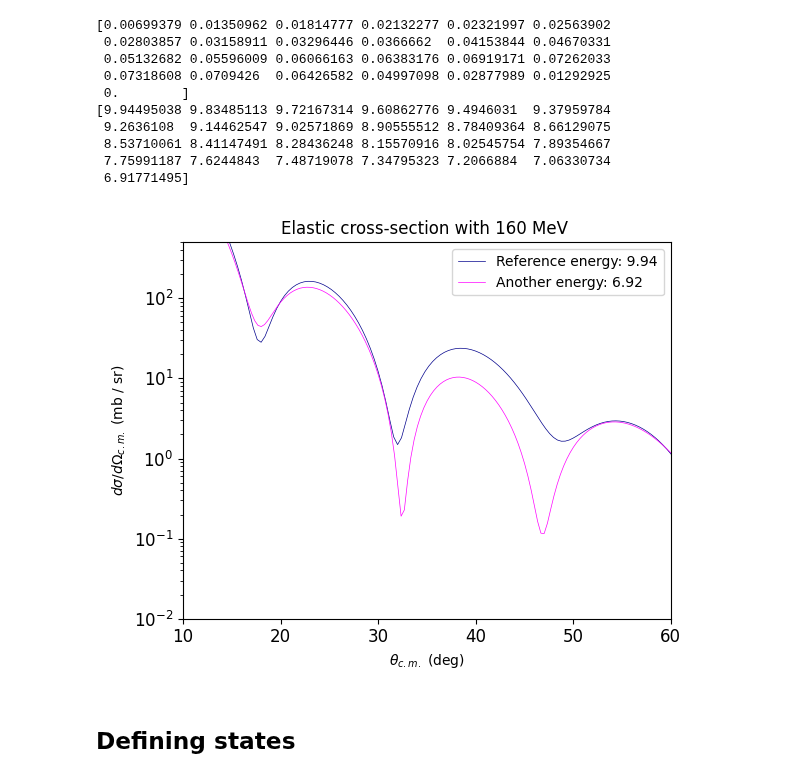
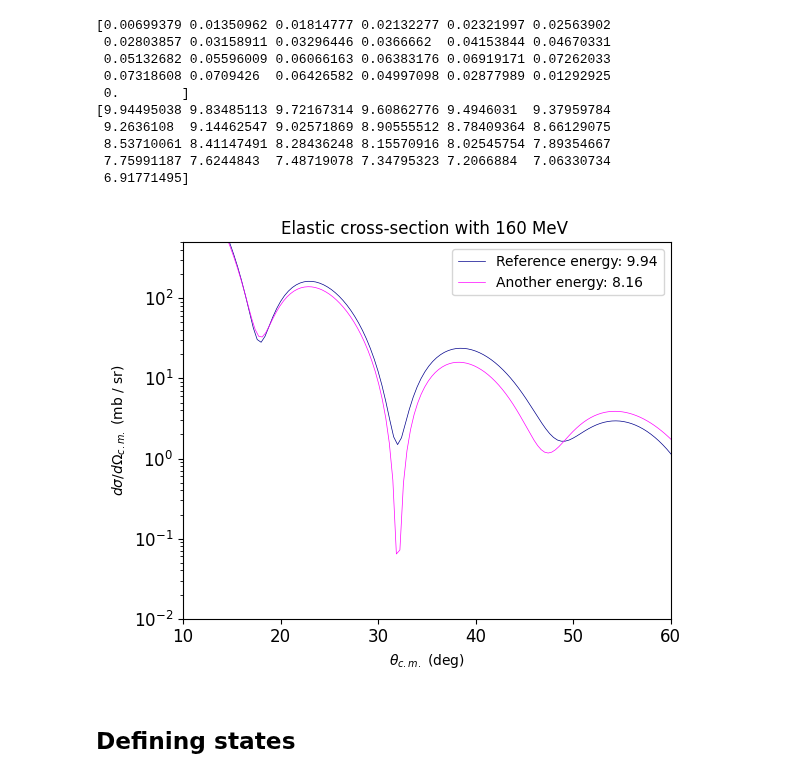
Before and after one commit to singhp99/e20020_analysis, a Jupyter notebook: notebooks/cross_sections_sqcorr.ipynb, the cells around one changed output. Drawn from its saved outputs; the diff is of its cells as text; code cells hidden in the pictures.

```diff
--- a/notebooks/cross_sections_sqcorr.ipynb
+++ b/notebooks/cross_sections_sqcorr.ipynb
@@ -161,8 +161,8 @@ for run in range(run_min, run_max+1):
     cm_vec = ejectile_vector.boostCM_of(projectile_vector + target_vector)
     cm_polar = np.pi - cm_vec.theta
 
-    energy_ratio = np.sqrt(projectile_ke/proj_energy_start) #correcting cm angles to the lab energy at start of detector
-    cm_polar_corrected = cm_polar * energy_ratio
+    energy_ratio = np.sqrt(proj_energy_start/projectile_ke) #correcting cm angles to the lab energy at start of detector
+    cm_polar_corrected = cm_polar / energy_ratio
 
     results["polar"] = np.append(results["polar"], polar)
     results["kinetic_energy"] = np.append(results["kinetic_energy"], kinetic_energy)
@@ -251,45 +271,44 @@ print(energy_at_halfway)
 
 cross_sections = {}
 energy_ref = energy_at_halfway[0]
-energy_other = energy_at_halfway[-1]
+energy_other = energy_at_halfway[15]
 
 for idx,energy in enumerate(energy_at_halfway):
-    energy_ratio = np.sqrt(energy_ref/energy)
 
     file_path = f"/Users/pranjalsingh/Desktop/research_space_spyral/Su_Han_cals_less_step/DWBA.Xsec_{energy:.2f}.txt"
     df = pd.read_csv(file_path, sep='\s+', skiprows=2)
     if idx == 0:
         cross_sections["angles_cm"] = df.iloc[:, 0].values
         cross_sections[f"xsec_{energy:.2f}"] = df.iloc[:, 1].values
 
     else:
         cross_sections[f"xsec_{energy:.2f}"] = df.iloc[:, 1].values
 cs_df = pd.DataFrame(cross_sections)
 cs_df
 angle = cs_df["angles_cm"].to_numpy().astype(float)
 xsec_ref =  cs_df[f"xsec_{energy_ref:.2f}"].to_numpy().astype(float)
 xsec_other = cs_df[f"xsec_{energy_other:.2f}"].to_numpy().astype(float)
 
 
 fig, ax = plt.subplots(1, 1)
 ax.plot(angle[10:], xsec_ref[10:],label = f"Reference energy: {energy_ref:.2f}",lw=0.5,color="darkblue")
-ax.plot(angle[10:]*(np.sqrt(energy_other/energy_ref)), xsec_other[10:],label = f"Another energy: {energy_other:.2f}",lw=0.5,color="magenta")
+ax.plot(angle[10:]/(np.sqrt(energy_ref/energy_other)), xsec_other[10:],label = f"Another energy: {energy_other:.2f}",lw=0.5,color="magenta")
 ax.set_yscale("log")
 
 
 ax.set_title(f"Elastic cross-section with {proj_energy_start} MeV ")
 ax.set_xlabel(r"$\theta_{c.m.}$ (deg)")
 ax.set_ylabel(r"$d\sigma / d\Omega_{c.m.}$ (mb / sr)")
 ax.tick_params(axis='both', labelsize=12)
 
 plt.xlim(min_cm, max_cm)
 plt.ylim(10e-3,5e2)
 ax.legend()
 fig.set_figwidth(8.0)
 fig.set_figwidth(6.0)
 fig.tight_layout()
 # %% [output]
-[figure, old version]
+[figure, new version]
 # %% [markdown]
 ## Defining states
 # %%
```
Also changed, not shown: parts of 8 cells of this notebook, 1 other file.
